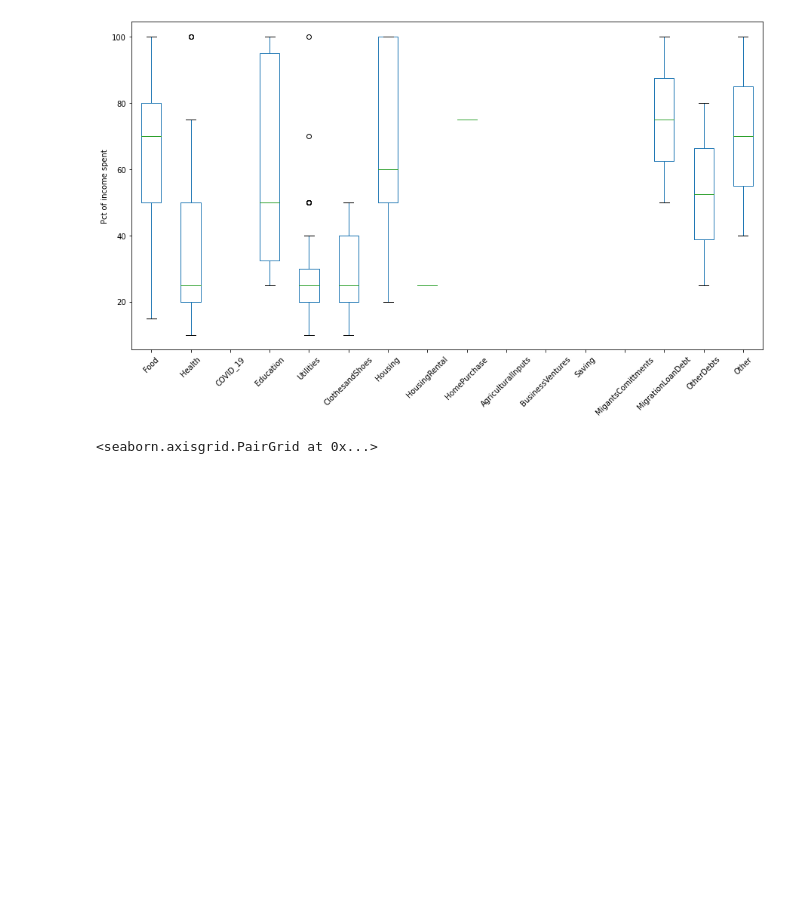
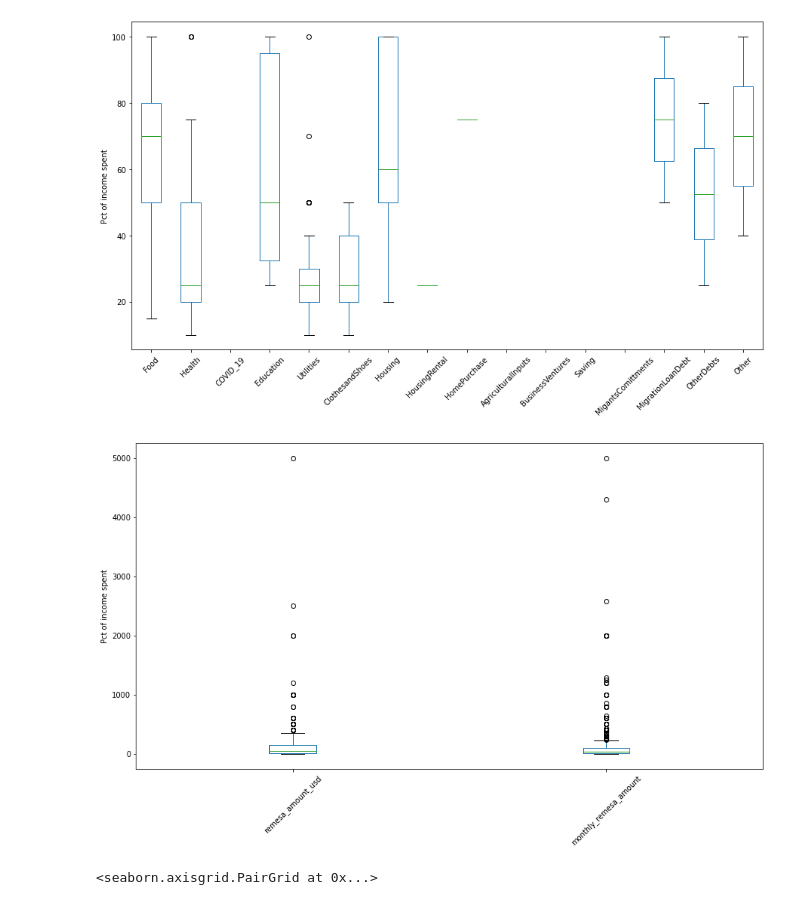
Before and after one commit to Shakes-tzd/DispellingMythsAboutRemittances, a Jupyter notebook: python_notebooks/basic data-tables.ipynb, the cells around one changed output. Saved outputs shown, nothing was run; the diff lists cells and outputs as text; code cells hidden in the pictures; blank space fills up the shorter version.

```diff
--- a/python_notebooks/basic data-tables.ipynb
+++ b/python_notebooks/basic data-tables.ipynb
@@ -805,6 +805,12 @@ BasicNeeds_data_new.loc[:100,'Food':'Other'].plot.box(rot=45,
                                                         figsize=(15,8));
 # %% [output]
 [figure]
+# %%
+BasicNeeds_data_new.loc[:,'remesa_amount_usd':'monthly_remesa_amount'].plot.box(rot=45,
+                                                        ylabel='Pct of income spent',
+                                                        figsize=(15,8));
+# %% [output]
+[figure, added]
 # %%
 import seaborn as sns
 factors = BasicNeeds_data_new[['avg_income_usd','remesa_amount_usd','Food', 'Health', 'Education', 'Utilities', 'ClothesandShoes']]
```
Also changed, not shown: 3 other files.
